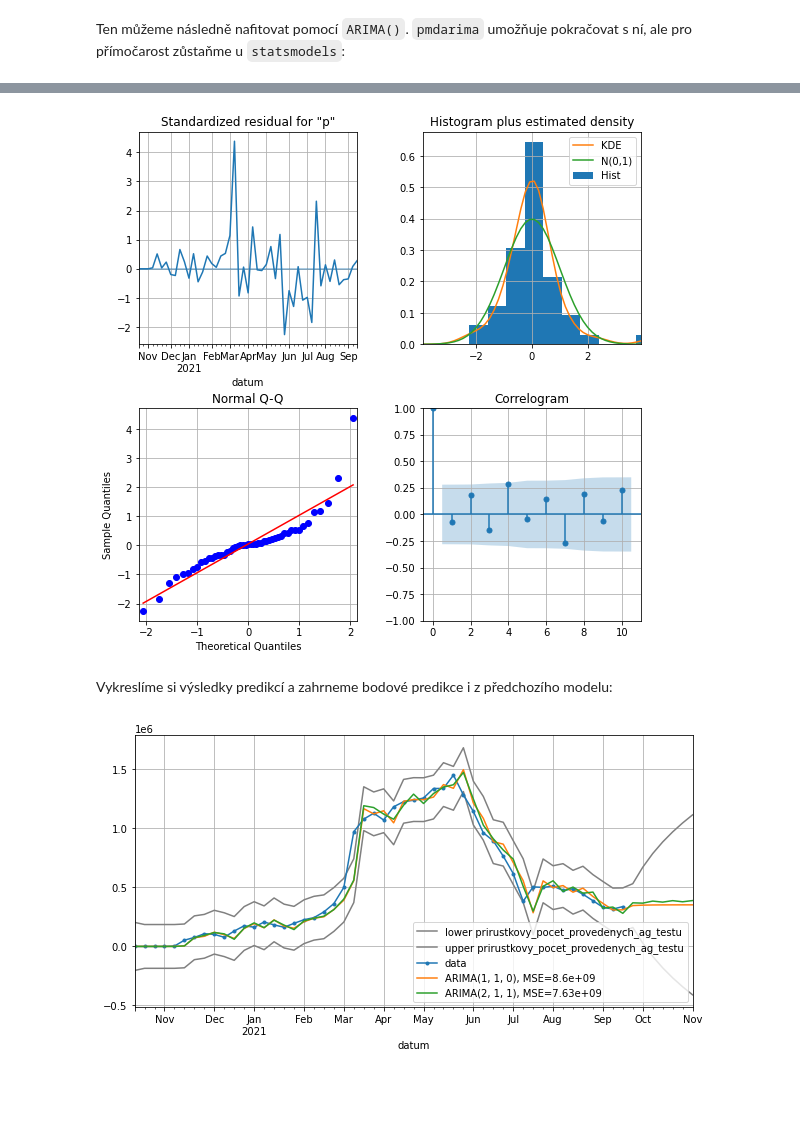
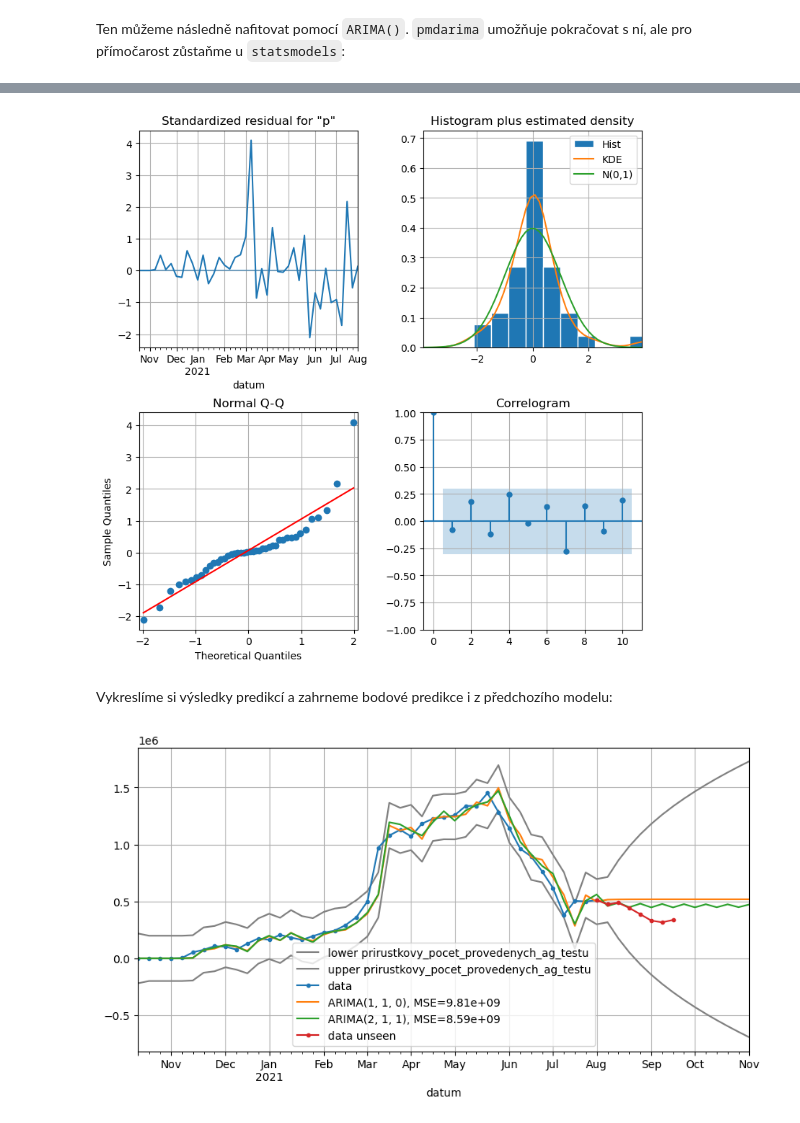
Before and after one commit to kamil-dedecius/mi-scr, a Jupyter notebook: cviceni/4_lab/1_ARIMA_solved.ipynb, the cells around one changed output, grey strips where cells are left out. Cells and saved outputs as stored; diff of their text form; code cells hidden in the pictures; blank space fills up the shorter version.

```diff
--- a/cviceni/4_lab/1_ARIMA_solved.ipynb
+++ b/cviceni/4_lab/1_ARIMA_solved.ipynb
@@ -47,6 +47,8 @@ tsplot(df, lags=10)
 # %% [markdown]
 Jelikož jsme se zatím neseznámili s problematikou sezónnosti, budeme pracovat na týdenních součtech. To může být dokonce vhodné, neboť tím dostáváme poměrně rozumná data, která nevyžadují komplexní model a současně dokážou schovat různé anomálie. Podobně může být praktické pracovat na průměrech apod.
 # %%
-df_analysis = df.resample('W').sum()
+df_analysis_full = df.resample('W').sum()
+analysis_to_date = '2021-08-01'
+df_analysis = df_analysis_full.loc[:analysis_to_date]
 tsplot(df_analysis, lags=10)
 # %% [output]
@@ -192,7 +195,7 @@ Warnings:
 res2.plot_diagnostics(figsize=(9,9))
 plt.show()
 # %% [output]
-[figure, old version]
+[figure, new version]
 # %%
 preds2 = res2.get_prediction(end='2021-11-01')
 # %% [markdown]
@@ -200,13 +203,14 @@ Vykreslíme si výsledky predikcí a zahrneme bodové predikce i z předchozího
 # %%
 ci2 = preds2.conf_int()
 
 fig = ci2.plot(color='grey', figsize=(10, 5))
 res2.data.orig_endog.plot(label='data', marker='.', fig=fig)
 preds2.predicted_mean.plot(label='ARIMA' + str(res2.specification.order)
                            + f', MSE={res2.mse:.3g}', fig=fig)
 preds.predicted_mean.plot(label='ARIMA' + str(res.specification.order)
                           + f', MSE={res.mse:.3g}', fig=fig)
+df_analysis_full[analysis_to_date:].plot(label='data unseen', marker='.', fig=fig)
 plt.legend()
 plt.show()
 # %% [output]
-[figure, old version]
+[figure, new version]
```
Also changed, not shown: parts of 11 cells of this notebook.
